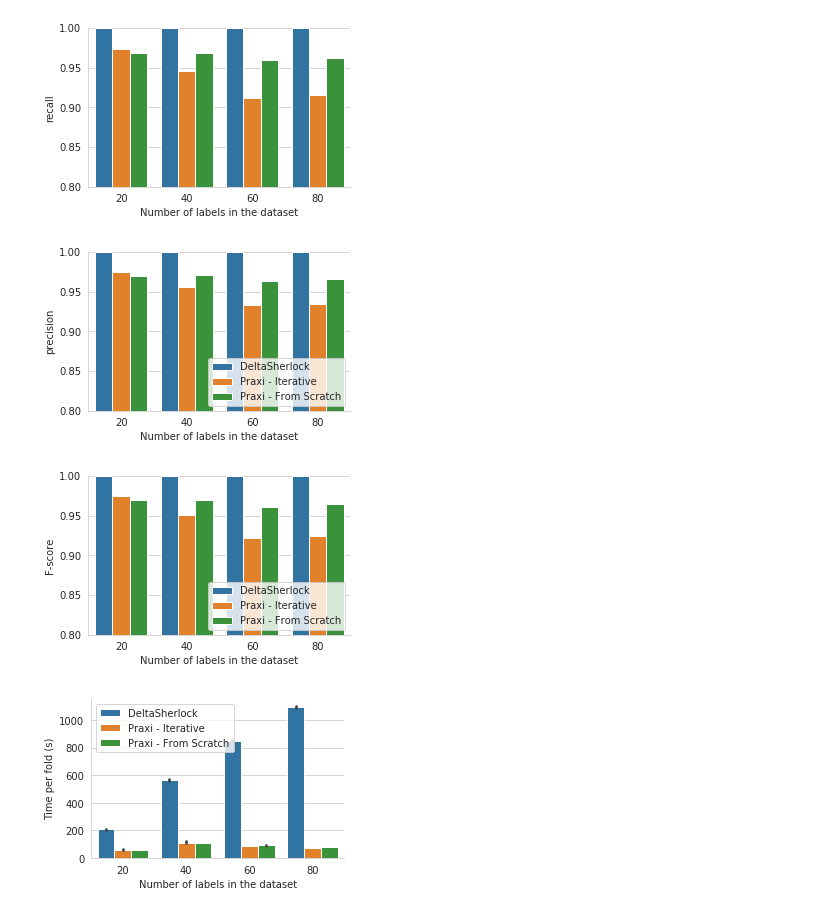
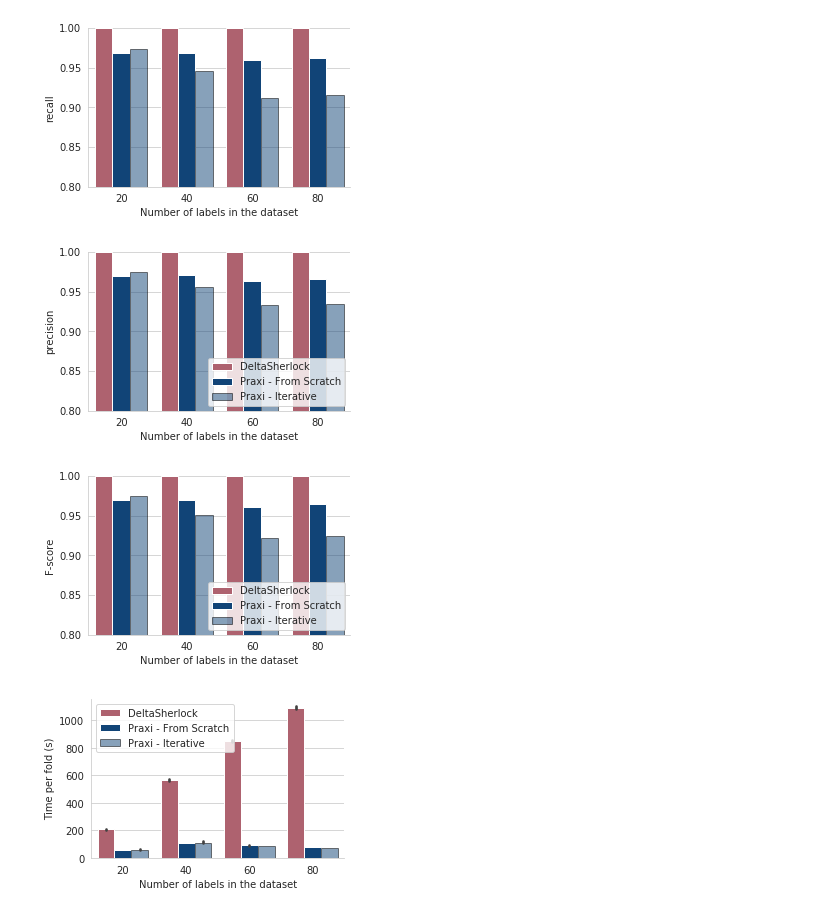
Before and after one commit to deltasherlock/experiments, a Jupyter notebook: plots/plots.ipynb, the cells around one changed output. Cells and saved outputs as stored; diff of their text form; code cells hidden in the pictures.

```diff
--- a/plots/plots.ipynb
+++ b/plots/plots.ipynb
@@ -3,6 +3,7 @@ import pandas as pd
 import matplotlib.pyplot as plt
 import seaborn as sns
 sns.set_style('whitegrid')
+mypalette = ['#ddaa33','#bb5566','#004488','#004488']
 # %%
 df = pd.read_csv('/home/ates/deltasherlock/experiments/plots/results.csv')
 
@@ -32,10 +42,11 @@ plt.savefig('/home/ates/deltasherlock/paper/figures/single_label.pdf', bbox_inch
 df = pd.read_csv('/home/ates/deltasherlock/experiments/plots/ml_results.csv')
 
 g = sns.factorplot(data=df, x='dirty_count', hue='method', y='recall',
-                   hue_order=['Praxi', 'DeltaSherlock', 'Rule Based*'],
+                   hue_order=['Rule Based*', 'DeltaSherlock', 'Praxi'],
+                   palette=mypalette,
                    legend=False, kind='bar', aspect=1.5, size=3)
 for i, bar in enumerate(g.axes[0][0].patches):
-    if i > 7:
+    if i < 4:
         bar.set_alpha(0.5)
         bar.set_edgecolor('black')
 plt.ylim((0.8, 1))
@@ -43,10 +54,11 @@ plt.xlabel('Number of extra single label training samples')
 #plt.savefig('/home/ates/prospectus/figures/ds_recall.pdf')
 
 g = sns.factorplot(data=df, x='dirty_count', hue='method', y='precision',
-                   hue_order=['Praxi', 'DeltaSherlock', 'Rule Based*'],
+                   hue_order=['Rule Based*', 'DeltaSherlock', 'Praxi'],
+                   palette=mypalette,
                    kind='bar', legend=False, aspect=1.5, size=3)
 for i, bar in enumerate(g.axes[0][0].patches):
-    if i > 7:
+    if i < 4:
         bar.set_alpha(0.5)
         bar.set_edgecolor('black')
 plt.ylim((0.8, 1))
@@ -57,11 +69,12 @@ plt.xlabel('Number of extra single label training samples')
 df['F-score'] = 2 * (df['precision'] * df['recall']) / (df['precision'] + df['recall'])
 
 g = sns.factorplot(data=df, x='dirty_count', hue='method', y='F-score',
-                   hue_order=['Praxi', 'DeltaSherlock', 'Rule Based*'],
+                   hue_order=['Rule Based*', 'DeltaSherlock', 'Praxi'],
+                   palette=mypalette,
                    kind='bar', legend=False, aspect=1.5, size=3)
 
 for i, bar in enumerate(g.axes[0][0].patches):
-    if i > 7:
+    if i < 4:
         bar.set_alpha(0.5)
         bar.set_edgecolor('black')
 plt.ylim((0.8, 1))
@@ -75,40 +88,64 @@ plt.savefig('/home/ates/deltasherlock/paper/figures/multi_label.pdf', bbox_inche
 # %%
 df = pd.read_csv('/home/ates/deltasherlock/experiments/plots/iterative_results.csv')
 
-sns.factorplot(data=df, x='label_count', hue='method', y='recall',
-               legend=False, kind='bar', aspect=1.5, size=3)
+g = sns.factorplot(data=df, x='label_count', hue='method', y='recall',
+                   hue_order=['DeltaSherlock', 'Praxi - From Scratch', 'Praxi - Iterative'],
+                   palette=mypalette[1:],
+                   legend=False, kind='bar', aspect=1.5, size=3)
+for i, bar in enumerate(g.axes[0][0].patches):
+    if i > 7:
+        bar.set_alpha(0.5)
+        bar.set_edgecolor('black')
 plt.ylim((0.8, 1))
 plt.xlabel('Number of labels in the dataset')
 #plt.savefig('/home/ates/prospectus/figures/ds_recall.pdf')
 
-sns.factorplot(data=df, x='label_count', hue='method', y='precision',
-               kind='bar', legend=False, aspect=1.5, size=3)
+g = sns.factorplot(data=df, x='label_count', hue='method', y='precision',
+                   hue_order=['DeltaSherlock', 'Praxi - From Scratch', 'Praxi - Iterative'],
+                   palette=mypalette[1:],
+                   kind='bar', legend=False, aspect=1.5, size=3)
+for i, bar in enumerate(g.axes[0][0].patches):
+    if i > 7:
+        bar.set_alpha(0.5)
+        bar.set_edgecolor('black')
 plt.ylim((0.8, 1))
 plt.legend(loc='lower right', frameon=True)
 plt.xlabel('Number of labels in the dataset')
 #plt.savefig('/home/ates/prospectus/figures/ds_precision.pdf')
 
 df['F-score'] = 2 * (df['precision'] * df['recall']) / (df['precision'] + df['recall'])
 
-sns.factorplot(data=df, x='label_count', hue='method', y='F-score',
-               kind='bar', legend=False, aspect=1.5, size=3)
+g = sns.factorplot(data=df, x='label_count', hue='method', y='F-score',
+                   hue_order=['DeltaSherlock', 'Praxi - From Scratch', 'Praxi - Iterative'],
+                   palette=mypalette[1:],
+                   kind='bar', legend=False, aspect=1.5, size=3)
+for i, bar in enumerate(g.axes[0][0].patches):
+    if i > 7:
+        bar.set_alpha(0.5)
+        bar.set_edgecolor('black')
 plt.ylim((0.8, 1))
 plt.legend(loc='lower right', frameon=True)
 plt.xlabel('Number of labels in the dataset')
 plt.savefig('/home/ates/deltasherlock/paper/figures/iterative.pdf', bbox_inches='tight')
 # %% [output]
-[figure, old version]
+[figure, new version]
-[figure, old version]
+[figure, new version]
-[figure, old version]
+[figure, new version]
 # %%
 df = pd.read_csv('/home/ates/deltasherlock/experiments/plots/iterative_perf.csv')
 df['Total'] = df['Total Train'] + df['Total Test'] + df['CS Load']
 df['label_count'] = (df['Chunk'] + 1) * 20
-sns.factorplot(data=df, x='label_count', hue='Method', y='Total',
-               kind='bar', legend=False, aspect=1.5, size=3)
+g = sns.factorplot(data=df, x='label_count', hue='Method', y='Total',
+                   hue_order=['DeltaSherlock', 'Praxi - From Scratch', 'Praxi - Iterative'],
+                   palette=mypalette[1:],
+                   kind='bar', legend=False, aspect=1.5, size=3)
+for i, bar in enumerate(g.axes[0][0].patches):
+    if i > 7:
+        bar.set_alpha(0.5)
+        bar.set_edgecolor('black')
 plt.legend(loc='upper left', frameon=True)
 plt.xlabel('Number of labels in the dataset')
 plt.ylabel('Time per fold (s)')
 plt.savefig('/home/ates/deltasherlock/paper/figures/iterative_perf.pdf', bbox_inches='tight')
 # %% [output]
-[figure, old version]
+[figure, new version]
```
Also changed, not shown: parts of 2 cells of this notebook.
